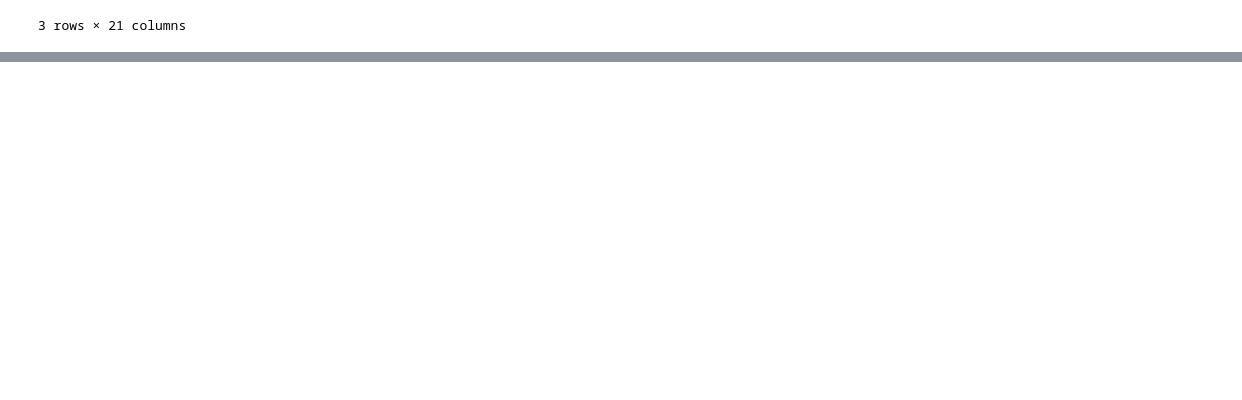
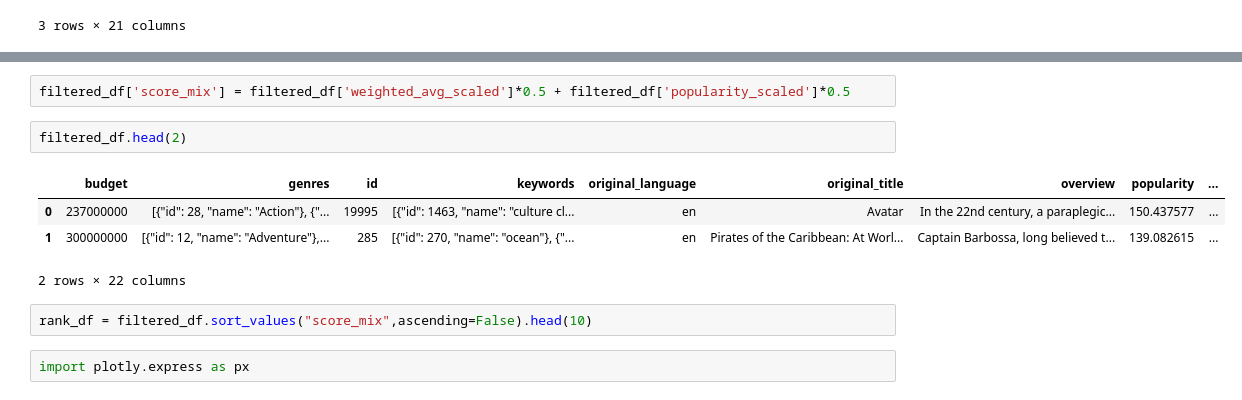
Before and after one commit to VirajThakur03/Movie-Recomendation-System, a Jupyter notebook: Movies_Recc_System_.ipynb, the cells around one changed output, grey strips where cells are left out. Drawn from its saved outputs; the diff is of its cells as text; blank space fills up the shorter version.

```diff
--- a/Movies_Recc_System_.ipynb
+++ b/Movies_Recc_System_.ipynb
@@ -293,0 +303,13 @@ filtered_df.head(3)
+# %%
+filtered_df['score_mix'] = filtered_df['weighted_avg_scaled']*0.5 + filtered_df['popularity_scaled']*0.5
+# %%
+filtered_df.head(2)
+# %% [output]
+|  | budget | genres | id | keywords | original_language | original_title | overview | popularity | ... |
+| 0 | 237000000 | [{"id": 28, "name": "Action"}, {"... | 19995 | [{"id": 1463, "name": "culture cl... | en | Avatar | In the 22nd century, a paraplegic... | 150.437577 | ... |
+| 1 | 300000000 | [{"id": 12, "name": "Adventure"},... | 285 | [{"id": 270, "name": "ocean"}, {"... | en | Pirates of the Caribbean: At Worl... | Captain Barbossa, long believed t... | 139.082615 | ... |
+2 rows × 22 columns
+# %%
+rank_df = filtered_df.sort_values("score_mix",ascending=False).head(10)
+# %%
+import plotly.express as px
```
Also changed, not shown: parts of 36 cells of this notebook.
